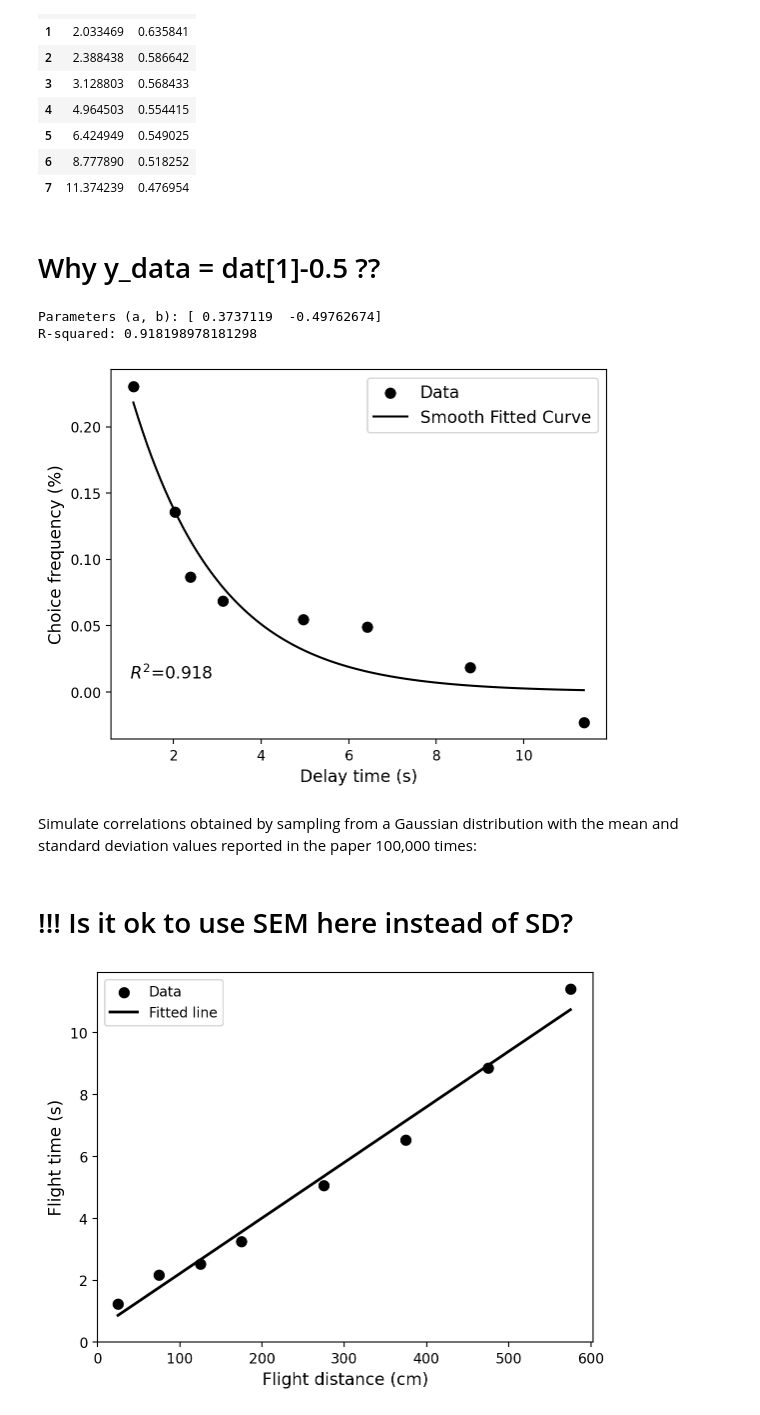
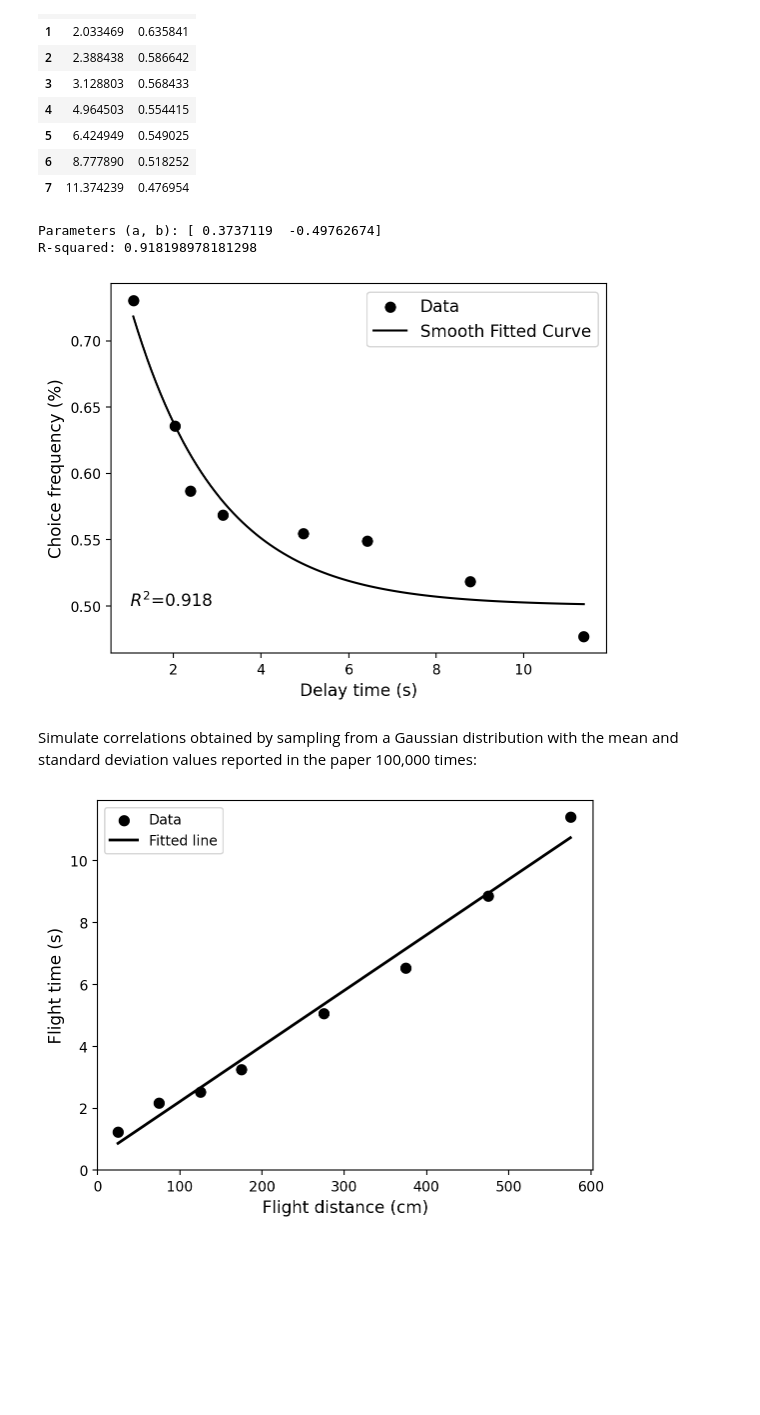
Before and after one commit to pachterlab/LP_2024, a Jupyter notebook: bee_real_analysis.ipynb, the cells around one changed output. Cells and saved outputs as stored; diff of their text form; code cells hidden in the pictures; blank space fills up the shorter version.

```diff
--- a/bee_real_analysis.ipynb
+++ b/bee_real_analysis.ipynb
@@ -39,23 +39,23 @@ r_squared = 1 - (rss / tss)
 
 # Plot the data and regression line
 fontsize = 12
-plt.scatter(experiment, mean_waggles, label='Data', color="black", s=200)
-plt.plot(experiment, m*experiment + c, 'r', label='Fitted line', color="black", lw=2)
+plt.scatter(experiment, mean_waggles, label='Data', color="black", s=50)
+plt.plot(experiment, m*experiment + c, 'r', label='Fitted line', color="black")
 plt.ylim(bottom=0)
 plt.xlim(left=0)
 plt.xlabel('Distance to outdoor feeder (m)', fontsize=fontsize)
 plt.ylabel('Mean waggle duration (ms)', fontsize=fontsize)
 plt.legend()
 
-# Add lines at 186m and 250ms
+# Add lines at 186m and 350ms
 # Calculate y at 186m
 y = m * 186 + c
 plt.plot([0, 186], [y, y], color="red", ls="--", lw=2)
 plt.plot([186, 186], [0, y], color="red", ls="--", lw=2)
-# Calculate x at 250ms
-x = (250 - c) / m
-plt.plot([0, x], [250, 250], color="orange", ls="--", lw=2)
-plt.plot([x, x], [0, 250], color="orange", ls="--", lw=2)
+# Calculate x at 350ms
+x = (350 - c) / m
+plt.plot([0, x], [350, 350], color="orange", ls="--", lw=2)
+plt.plot([x, x], [0, 350], color="orange", ls="--", lw=2)
 
 plt.savefig("fig2_reproduction.png", dpi=300, bbox_inches="tight")
 
@@ -314,8 +314,6 @@ dat
 | 5 | 6.424949 | 0.549025 |
 | 6 | 8.777890 | 0.518252 |
 | 7 | 11.374239 | 0.476954 |
-# %% [markdown]
-# Why y_data = dat[1]-0.5 ??
 # %%
 # Define the exponential function
 def exponential(x, a, b):
@@ -336,41 +334,39 @@ y_smooth = exponential(x_smooth, *params)
 
 # Calculate the R-squared value
 # First, calculate the predicted values
 y_fit = exponential(x_data, *params)
 
 # Calculate the total sum of squares (TSS)
 TSS = np.sum((y_data - np.mean(y_data))**2)
 
 # Calculate the residual sum of squares (RSS)
 RSS = np.sum((y_data - y_fit)**2)
 
 # Calculate R-squared
 R_squared = 1 - (RSS / TSS)
 
 # Print the parameters of the exponential function and R-squared value
 print("Parameters (a, b):", params)
 print("R-squared:", R_squared)
 
 # Plot the new data and the smooth fitted curve
-plt.scatter(x_data, y_data, label='Data', color="black", s=50)
-plt.plot(x_smooth, y_smooth, 'r', label='Smooth Fitted Curve', color="black")
+plt.scatter(x_data, y_data+0.5, label='Data', color="black", s=50)
+plt.plot(x_smooth, y_smooth+0.5, 'r', label='Smooth Fitted Curve', color="black")
 plt.xlabel('Delay time (s)', fontsize=fontsize)
 plt.ylabel('Choice frequency (%)', fontsize=fontsize)
 plt.legend(fontsize=fontsize)
 
-plt.text(1, 0.01, f"$R^2$={'{:,}'.format(np.round(R_squared, 3))}", fontsize=fontsize)
+plt.text(1, 0.5, f"$R^2$={'{:,}'.format(np.round(R_squared, 3))}", fontsize=fontsize)
 
 plt.savefig("zhang_exp_r2.png", dpi=300, bbox_inches="tight")
 
 plt.show()
 # %% [output]
 Parameters (a, b): [ 0.3737119  -0.49762674]
 R-squared: 0.918198978181298
-[figure, old version]
+[figure, new version]
 # %% [markdown]
 Simulate correlations obtained by sampling from a Gaussian distribution with the mean and standard deviation values reported in the paper 100,000 times:
-# %% [markdown]
-# !!! Is it ok to use SEM here instead of SD?
 # %%
 # Data from the table in Fig. 1b
 distance = np.array([25,75,125,175,275,375,475,575])
```
Also changed, not shown: parts of 7 cells of this notebook.
